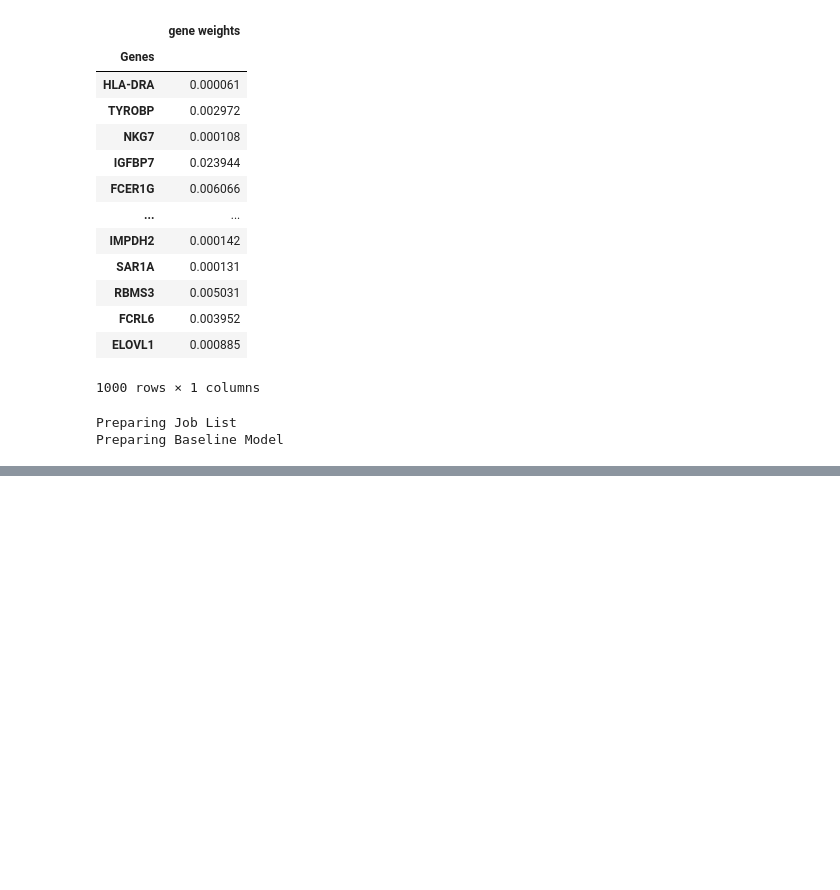
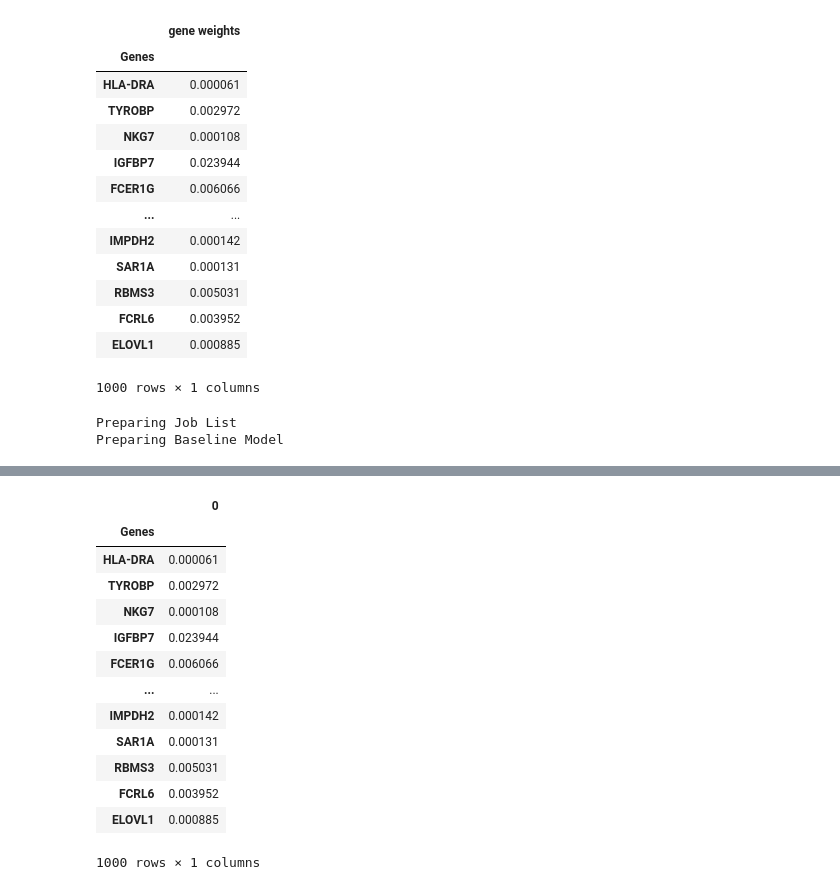
Before and after one commit to Deconomix/Deconomix, a Jupyter notebook: examples/Test_HPS2.ipynb, the cells around one changed output, grey strips where cells are left out. Drawn from its saved outputs; the diff is of its cells as text; code cells hidden in the pictures; blank space fills up the shorter version.

```diff
--- a/examples/Test_HPS2.ipynb
+++ b/examples/Test_HPS2.ipynb
@@ -140,0 +142,17 @@ np.float64(1e-07)
+# %%
+model_HPS_gamma_ones.gamma
+# %% [output]
+|  | 0 |
+| Genes |  |
+| HLA-DRA | 0.000061 |
+| TYROBP | 0.002972 |
+| NKG7 | 0.000108 |
+| IGFBP7 | 0.023944 |
+| FCER1G | 0.006066 |
+| ... | ... |
+| IMPDH2 | 0.000142 |
+| SAR1A | 0.000131 |
+| RBMS3 | 0.005031 |
+| FCRL6 | 0.003952 |
+| ELOVL1 | 0.000885 |
+1000 rows × 1 columns
```
Also changed, not shown: parts of 4 cells of this notebook.
